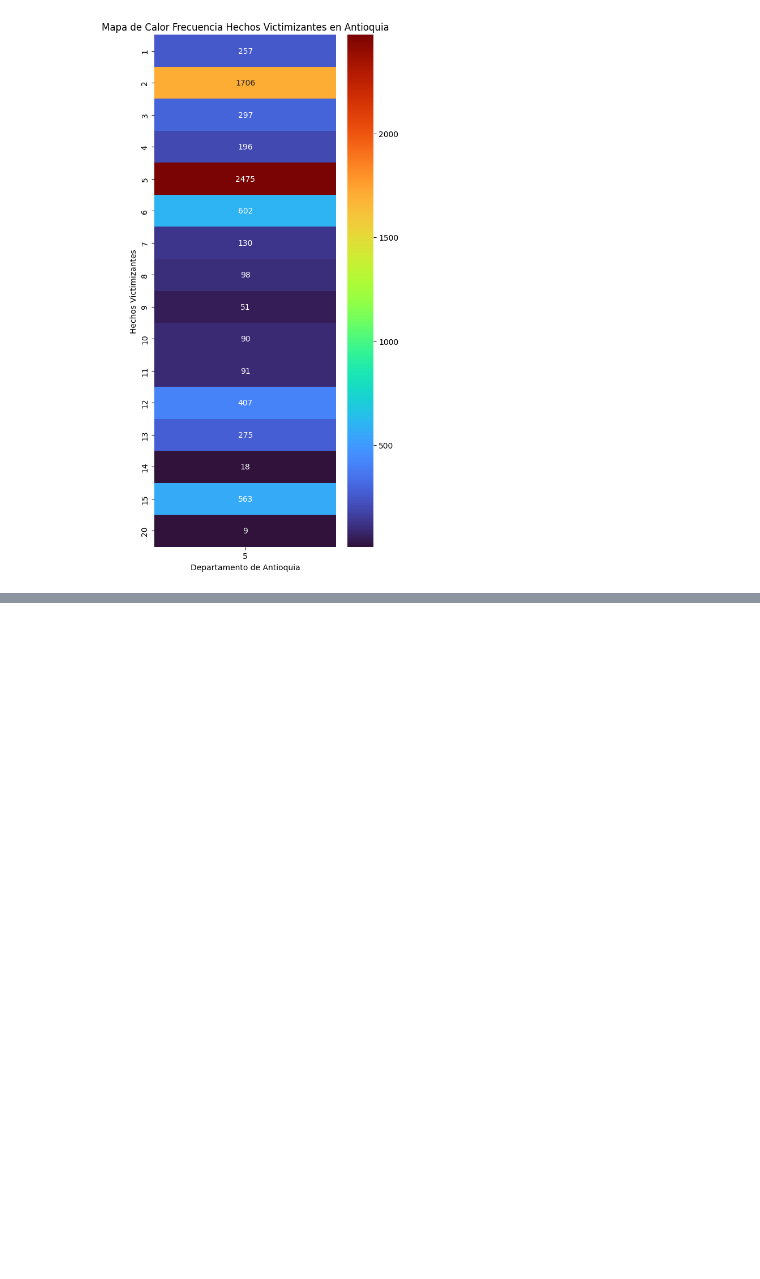
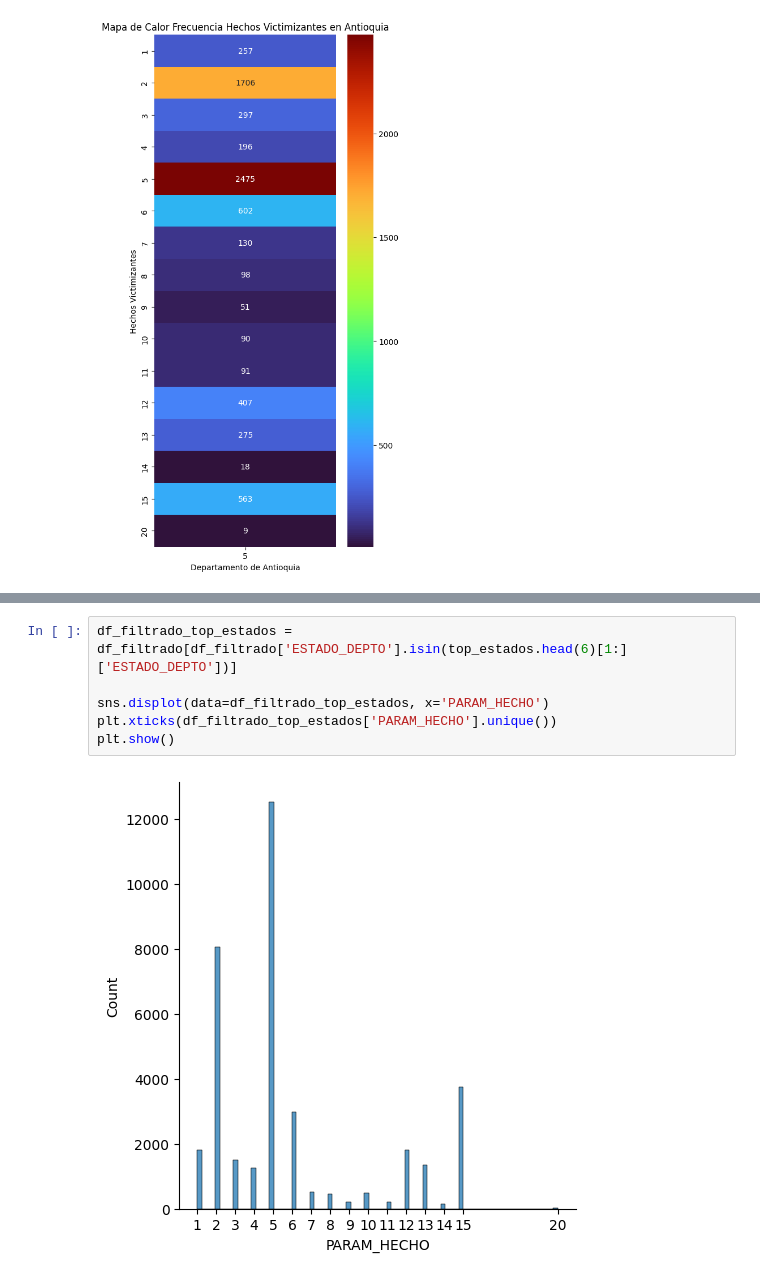
Before and after one commit to oviedokaren19/bc_G3_analisis_victimas, a Jupyter notebook: rama_nueva/sprint2.ipynb, the cells around one changed output, grey strips where cells are left out. Drawn from its saved outputs; the diff is of its cells as text; blank space fills up the shorter version.

```diff
--- a/rama_nueva/sprint2.ipynb
+++ b/rama_nueva/sprint2.ipynb
@@ -422,0 +332,8 @@ display(top_estados.head(6)[1:])
+# %%
+df_filtrado_top_estados = df_filtrado[df_filtrado['ESTADO_DEPTO'].isin(top_estados.head(6)[1:]['ESTADO_DEPTO'])]
+
+sns.displot(data=df_filtrado_top_estados, x='PARAM_HECHO')
+plt.xticks(df_filtrado_top_estados['PARAM_HECHO'].unique())
+plt.show()
+# %% [output]
+[figure, added]
```
Also changed, not shown: parts of 39 cells of this notebook.
